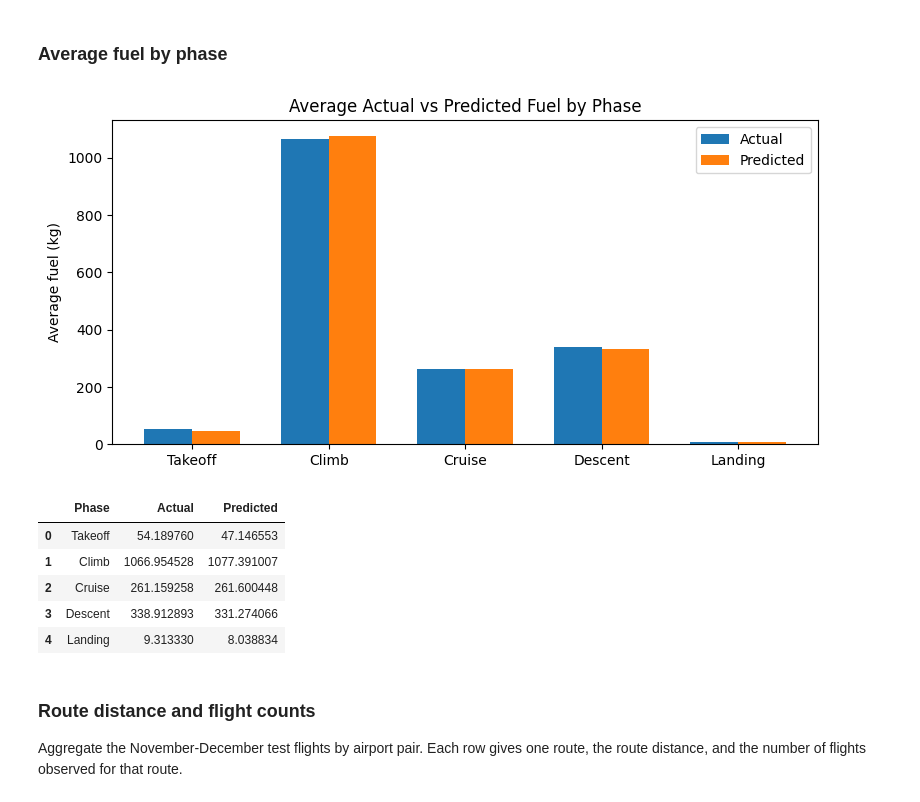
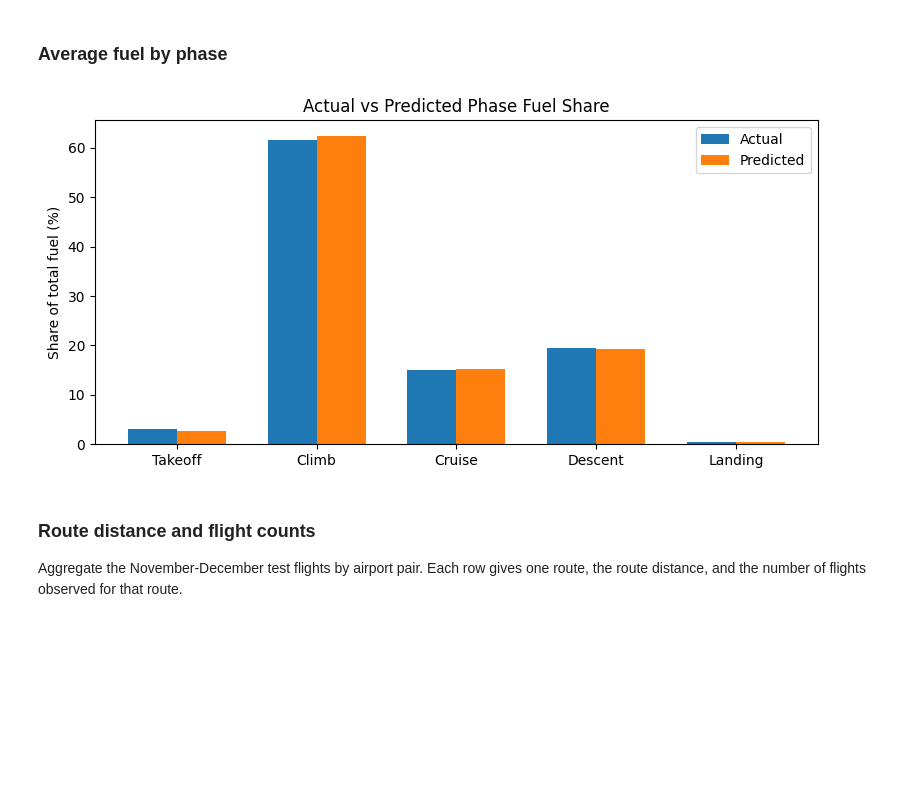
Before and after one commit to emmabergsmo/master-fuel-conumption-estimation-xgboost, a Jupyter notebook: notebooks/xg_boost_physics/total_fuel_physics_pred.ipynb, the cells around one changed output. Saved outputs shown, nothing was run; the diff lists cells and outputs as text; code cells hidden in the pictures; blank space fills up the shorter version.

Commit message:
changed from actual values to %

```diff
--- a/notebooks/xg_boost_physics/total_fuel_physics_pred.ipynb
+++ b/notebooks/xg_boost_physics/total_fuel_physics_pred.ipynb
@@ -205,34 +173,38 @@ plt.show()
 # %% [markdown]
 ### Average fuel by phase
 # %%
-phase_compare = pd.DataFrame({
+phase_compare_share = pd.DataFrame({
     "Phase": [phase.capitalize() for phase in PHASES],
-    "Actual": [pred_all[f"{phase}_fuel"].mean() for phase in PHASES],
-    "Predicted": [pred_all[f"pred_physics_{phase}"].mean() for phase in PHASES],
+    "Actual": [
+        pred_all[f"{phase}_fuel"].sum()
+        / sum(pred_all[f"{p}_fuel"].sum() for p in PHASES)
+        * 100
+        for phase in PHASES
+    ],
+    "Predicted": [
+        pred_all[f"pred_physics_{phase}"].sum()
+        / sum(pred_all[f"pred_physics_{p}"].sum() for p in PHASES)
+        * 100
+        for phase in PHASES
+    ],
 })
 
-x = np.arange(len(phase_compare))
+x = np.arange(len(phase_compare_share))
 width = 0.35
 
 plt.figure(figsize=(8, 4))
-plt.bar(x - width / 2, phase_compare["Actual"], width=width, label="Actual")
-plt.bar(x + width / 2, phase_compare["Predicted"], width=width, label="Predicted")
-plt.xticks(x, phase_compare["Phase"])
-plt.ylabel("Average fuel (kg)")
-plt.title("Average Actual vs Predicted Fuel by Phase")
+plt.bar(x - width / 2, phase_compare_share["Actual"], width=width, label="Actual")
+plt.bar(x + width / 2, phase_compare_share["Predicted"], width=width, label="Predicted")
+
+plt.xticks(x, phase_compare_share["Phase"])
+plt.ylabel("Share of total fuel (%)")
+plt.title("Actual vs Predicted Phase Fuel Share")
 plt.legend()
 plt.tight_layout()
+plt.savefig(os.path.join("../../outputs", "phase_share_comparison2.png"), dpi=300)
 plt.show()
-
-phase_compare
 # %% [output]
-[figure, old version]
+[figure, new version]
-|  | Phase | Actual | Predicted |
-| 0 | Takeoff | 54.189760 | 47.146553 |
-| 1 | Climb | 1066.954528 | 1077.391007 |
-| 2 | Cruise | 261.159258 | 261.600448 |
-| 3 | Descent | 338.912893 | 331.274066 |
-| 4 | Landing | 9.313330 | 8.038834 |
 # %% [markdown]
 ### Route distance and flight counts
 
```
Also changed, not shown: parts of 8 cells of this notebook, 1 other file.
